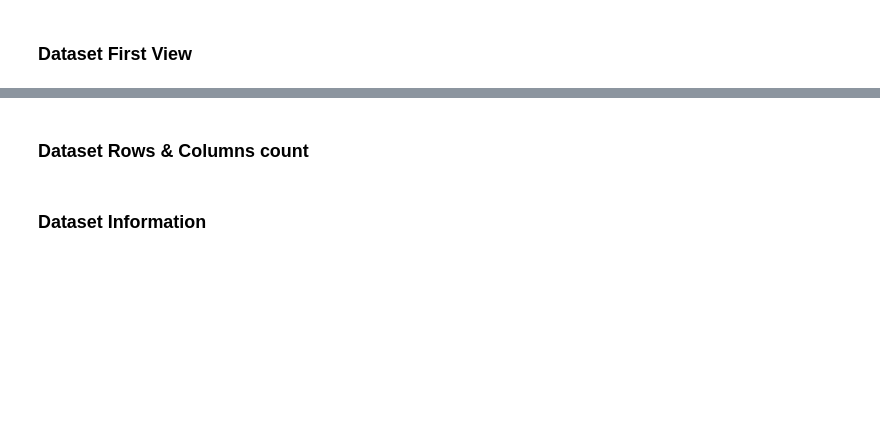
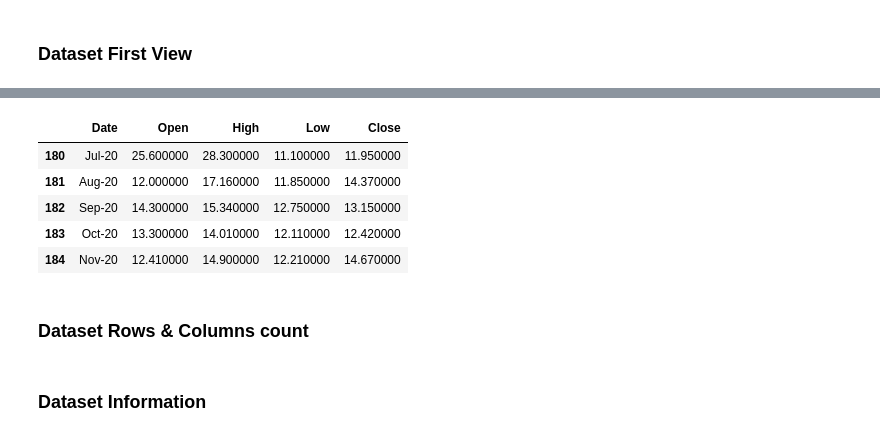
Before and after one commit to RobinBose774/Capstone_Project_Supervised_ML_Regression-Yes_Bank_Stock_Closing_Price_Prediction, a Jupyter notebook: Capstone_Project_Supervised_ML_Regression_Yes_Bank_Stock_Closing_Price_Predictionipynb.ipynb, the cells around one changed output, grey strips where cells are left out. Drawn from its saved outputs; the diff is of its cells as text; code cells hidden in the pictures; blank space fills up the shorter version.

```diff
--- a/Capstone_Project_Supervised_ML_Regression_Yes_Bank_Stock_Closing_Price_Predictionipynb.ipynb
+++ b/Capstone_Project_Supervised_ML_Regression_Yes_Bank_Stock_Closing_Price_Predictionipynb.ipynb
@@ -97,3 +149,16 @@ M - Multivariate Analysis
+# %%
+# Display the last few rows of the DataFrame with a cool color gradient
+# This code uses the 'tail()' method to display the last few rows of the DataFrame.
+# The 'style.background_gradient()' method applies a color gradient to the background of the DataFrame.
+# The "cmap='cool'" argument specifies the colormap to use.
+stock_df.tail().style.background_gradient(cmap='hot')
+# %% [output]
+|  | Date | Open | High | Low | Close |
+| 180 | Jul-20 | 25.600000 | 28.300000 | 11.100000 | 11.950000 |
+| 181 | Aug-20 | 12.000000 | 17.160000 | 11.850000 | 14.370000 |
+| 182 | Sep-20 | 14.300000 | 15.340000 | 12.750000 | 13.150000 |
+| 183 | Oct-20 | 13.300000 | 14.010000 | 12.110000 | 12.420000 |
+| 184 | Nov-20 | 12.410000 | 14.900000 | 12.210000 | 14.670000 |
 # %% [markdown]
 ### Dataset Rows & Columns count
 # %%
```
Also changed, not shown: parts of 11 cells of this notebook.
